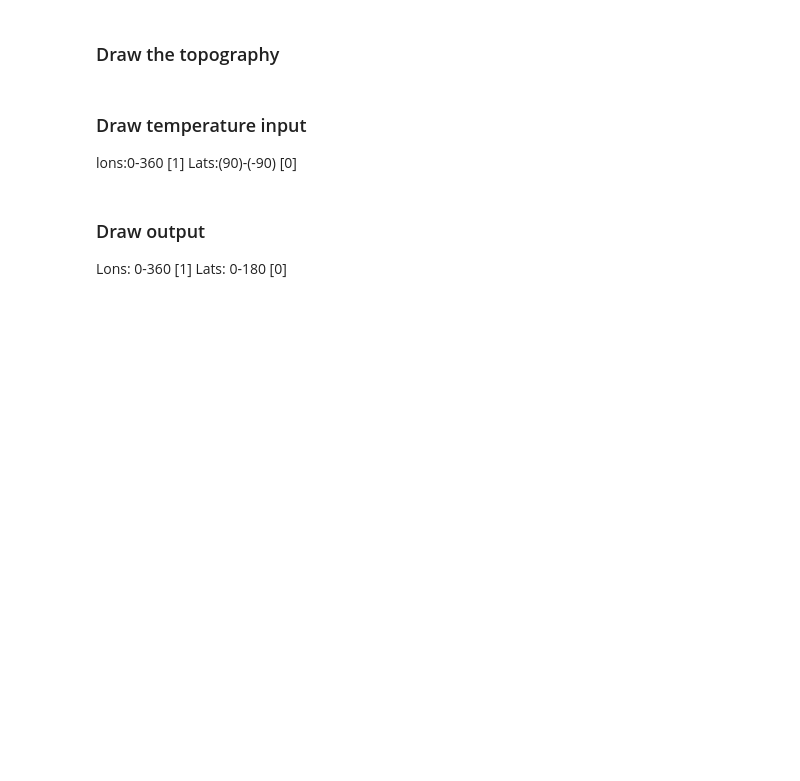
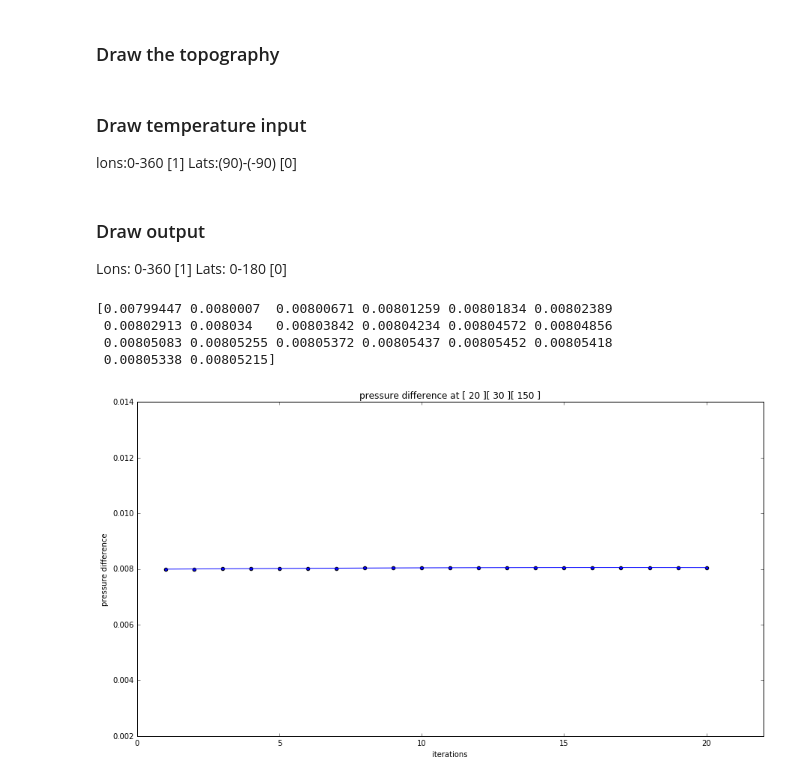
Before and after one commit to atom-model/ATOM, a Jupyter notebook: benchmark/Utils.ipynb, the cells around one changed output. Cells and saved outputs as stored; diff of their text form; code cells hidden in the pictures; blank space fills up the shorter version.

```diff
--- a/benchmark/Utils.ipynb
+++ b/benchmark/Utils.ipynb
@@ -314,23 +314,29 @@ for time in range(0,end_time,10):
 # %%
 import matplotlib.pyplot as plt
 import numpy as np
 
-data = np.genfromtxt('residuum.data')
+data = np.genfromtxt('pressure.dat')
 print data[:,0]
 
 plt.figure(figsize=(15, 8))
 
-plt.scatter(np.arange(1, 41), data[:,0])
-plt.plot(np.arange(1, 41), data[:,0])
-plt.ylabel('residuum')
+plt.scatter(np.arange(1, 21), data[:,0])
+plt.plot(np.arange(1, 21), data[:,0])
+plt.ylabel('pressure difference')
 plt.xlabel('iterations')
-plt.title('Residuum at [1, 30, 150]')
-plt.gca().set_xlim(0,42)
+plt.title('pressure difference at [ 20 ][ 30 ][ 150 ]')
+plt.gca().set_xlim(0,22)
 #plt.gca().set_ylim()
 #plt.xticks(np.arange(1, 22, step=1))
 #plt.tight_layout()
 #plt.legend(loc=4)
 plt.show()
+# %% [output]
+[0.00799447 0.0080007  0.00800671 0.00801259 0.00801834 0.00802389
+ 0.00802913 0.008034   0.00803842 0.00804234 0.00804572 0.00804856
+ 0.00805083 0.00805255 0.00805372 0.00805437 0.00805452 0.00805418
+ 0.00805338 0.00805215]
+[figure, added]
 # %%
 import matplotlib.pyplot as plt
 from mpl_toolkits.basemap import Basemap
```
Also changed, not shown: parts of 2 cells of this notebook, 3 other files.
